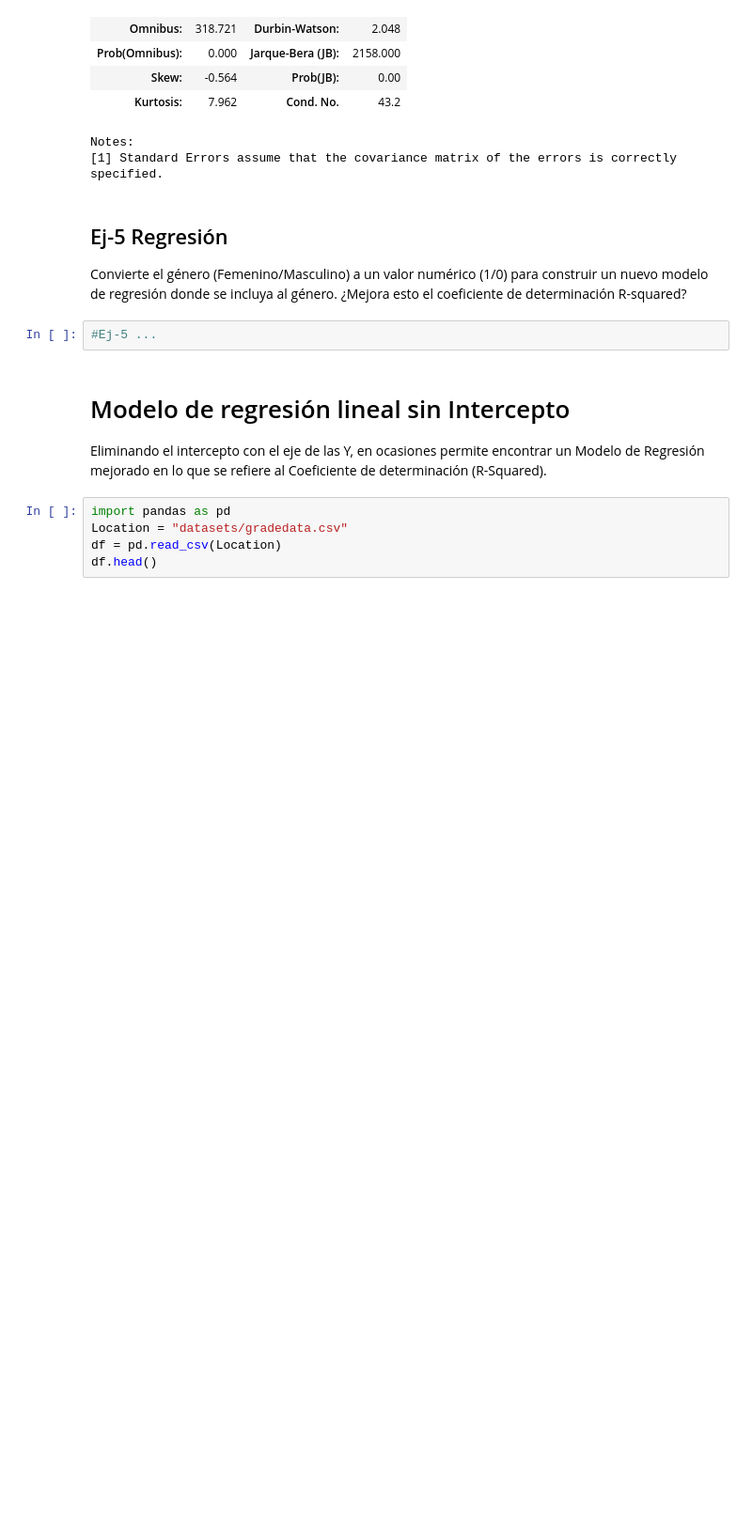
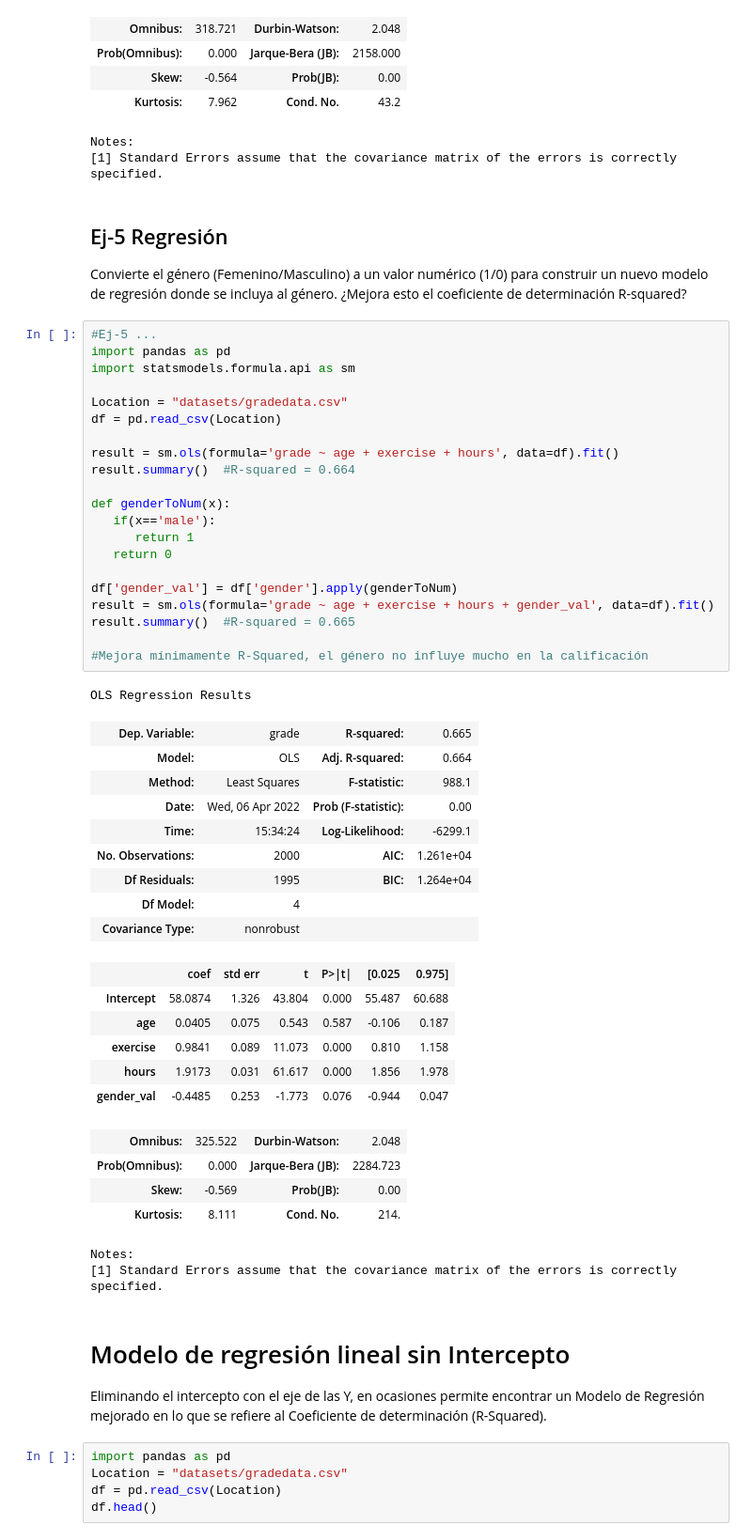
Before and after one commit to Joranome/T3SignificadoDatos, a Jupyter notebook: 1-SigDatos.ipynb, the cells around one changed output. Shown: that part at 94% size. Drawn from its saved outputs; the diff is of its cells as text; blank space fills up the shorter version.

```diff
--- a/1-SigDatos.ipynb
+++ b/1-SigDatos.ipynb
@@ -364,8 +364,50 @@ Notes:
 ## Ej-5 Regresión
 
 Convierte el género (Femenino/Masculino) a un valor numérico (1/0) para construir un nuevo modelo de regresión donde se incluya al género. ¿Mejora esto el coeficiente de determinación R-squared?
-# %%
-#Ej-5 ...
+# %%
+#Ej-5 ...
+import pandas as pd
+import statsmodels.formula.api as sm
+
+Location = "datasets/gradedata.csv"
+df = pd.read_csv(Location)
+
+result = sm.ols(formula='grade ~ age + exercise + hours', data=df).fit()
+result.summary()  #R-squared = 0.664
+
+def genderToNum(x):
+   if(x=='male'):
+      return 1
+   return 0
+
+df['gender_val'] = df['gender'].apply(genderToNum)
+result = sm.ols(formula='grade ~ age + exercise + hours + gender_val', data=df).fit()
+result.summary()  #R-squared = 0.665
+
+#Mejora mínimamente R-Squared, el género no influye mucho en la calificación
+# %% [output]
+OLS Regression Results
+| Dep. Variable: | grade | R-squared: | 0.665 |
+| Model: | OLS | Adj. R-squared: | 0.664 |
+| Method: | Least Squares | F-statistic: | 988.1 |
+| Date: | Wed, 06 Apr 2022 | Prob (F-statistic): | 0.00 |
+| Time: | 15:34:24 | Log-Likelihood: | -6299.1 |
+| No. Observations: | 2000 | AIC: | 1.261e+04 |
+| Df Residuals: | 1995 | BIC: | 1.264e+04 |
+| Df Model: | 4 |  |  |
+| Covariance Type: | nonrobust |  |  |
+|  | coef | std err | t | P>|t| | [0.025 | 0.975] |
+| Intercept | 58.0874 | 1.326 | 43.804 | 0.000 | 55.487 | 60.688 |
+| age | 0.0405 | 0.075 | 0.543 | 0.587 | -0.106 | 0.187 |
+| exercise | 0.9841 | 0.089 | 11.073 | 0.000 | 0.810 | 1.158 |
+| hours | 1.9173 | 0.031 | 61.617 | 0.000 | 1.856 | 1.978 |
+| gender_val | -0.4485 | 0.253 | -1.773 | 0.076 | -0.944 | 0.047 |
+| Omnibus: | 325.522 | Durbin-Watson: | 2.048 |
+| Prob(Omnibus): | 0.000 | Jarque-Bera (JB): | 2284.723 |
+| Skew: | -0.569 | Prob(JB): | 0.00 |
+| Kurtosis: | 8.111 | Cond. No. | 214. |
+Notes:
+[1] Standard Errors assume that the covariance matrix of the errors is correctly specified.
 # %% [markdown]
 # Modelo de regresión lineal sin Intercepto
 
```
